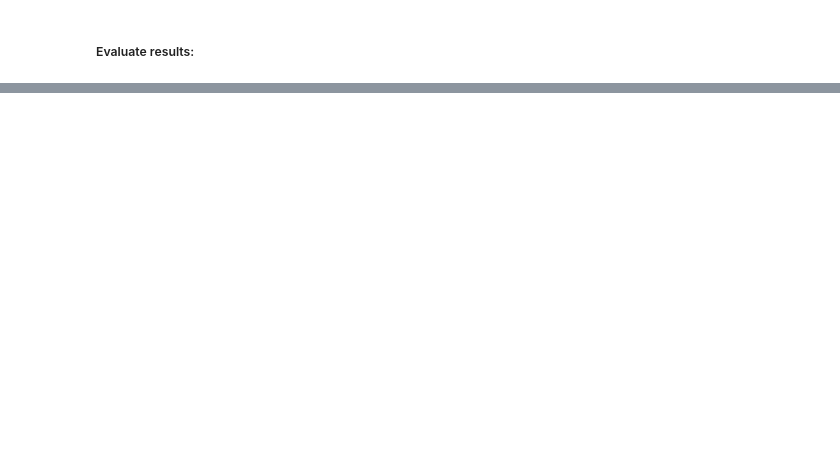
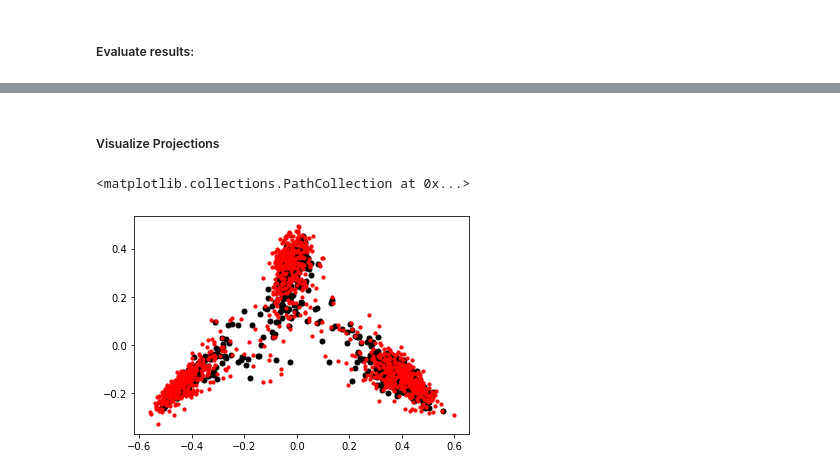
Before and after one commit to rsinghlab/SCOT, a Jupyter notebook: SNAREseq_newSCOT.ipynb, the cells around one changed output, grey strips where cells are left out. Saved outputs shown, nothing was run; the diff lists cells and outputs as text; code cells hidden in the pictures; blank space fills up the shorter version.

```diff
--- a/SNAREseq_newSCOT.ipynb
+++ b/SNAREseq_newSCOT.ipynb
@@ -12,7 +12,7 @@ import src.utils as ut
 import src.evals as evals
 from src.scot import *
 # %%
-X=np.exp(np.load("data/scrna_feat.npy")) #Unlike the other notebook, we don't need to correct the log transformation.
+X=np.load("data/scrna_feat.npy") #Unlike the other notebook, we don't need to correct the log transformation.
 # log transformation makes little difference when considering correlations in kNN graphs as opposed to Euclidean distances.
 y=np.load("data/scatac_feat.npy")
 print("Dimensions of input datasets are: ", "X= ", X.shape, " y= ", y.shape)
@@ -55,0 +70,15 @@ plt.show()
+# %% [markdown]
+##### Visualize Projections
+# %%
+import matplotlib.pyplot as plt
+from sklearn.decomposition import PCA
+
+pca=PCA(n_components=2)
+X_pca=pca.fit_transform(X_new)
+y_pca=pca.fit_transform(y_new)
+
+plt.scatter(X_pca[:,0], X_pca[:,1], c="k", s=25)
+plt.scatter(y_pca[:,0], y_pca[:,1], c="r", s=10)
+# %% [output]
+<matplotlib.collections.PathCollection at 0x...>
+[figure, added]
```
Also changed, not shown: parts of 4 cells of this notebook, 5 other files.
